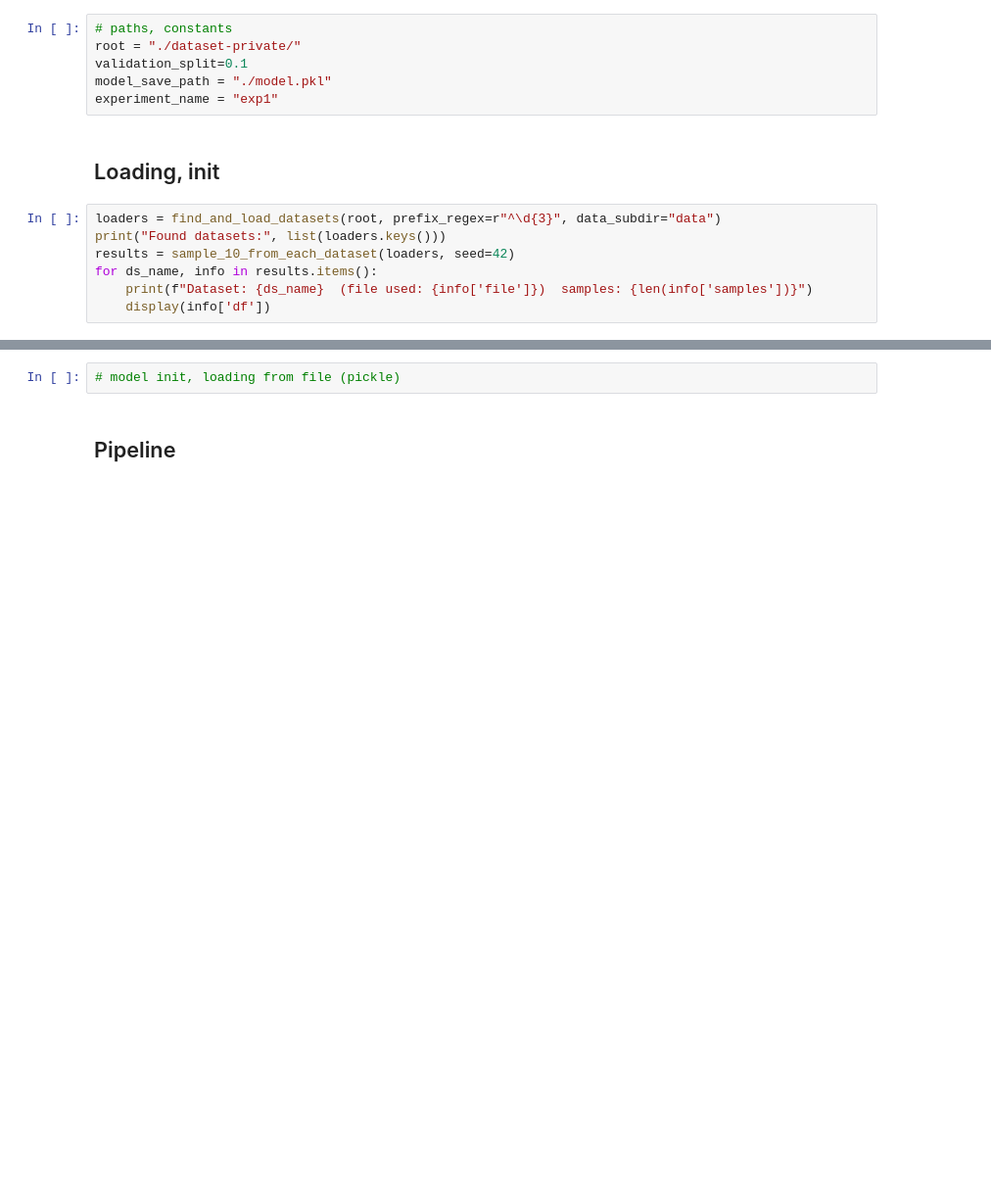
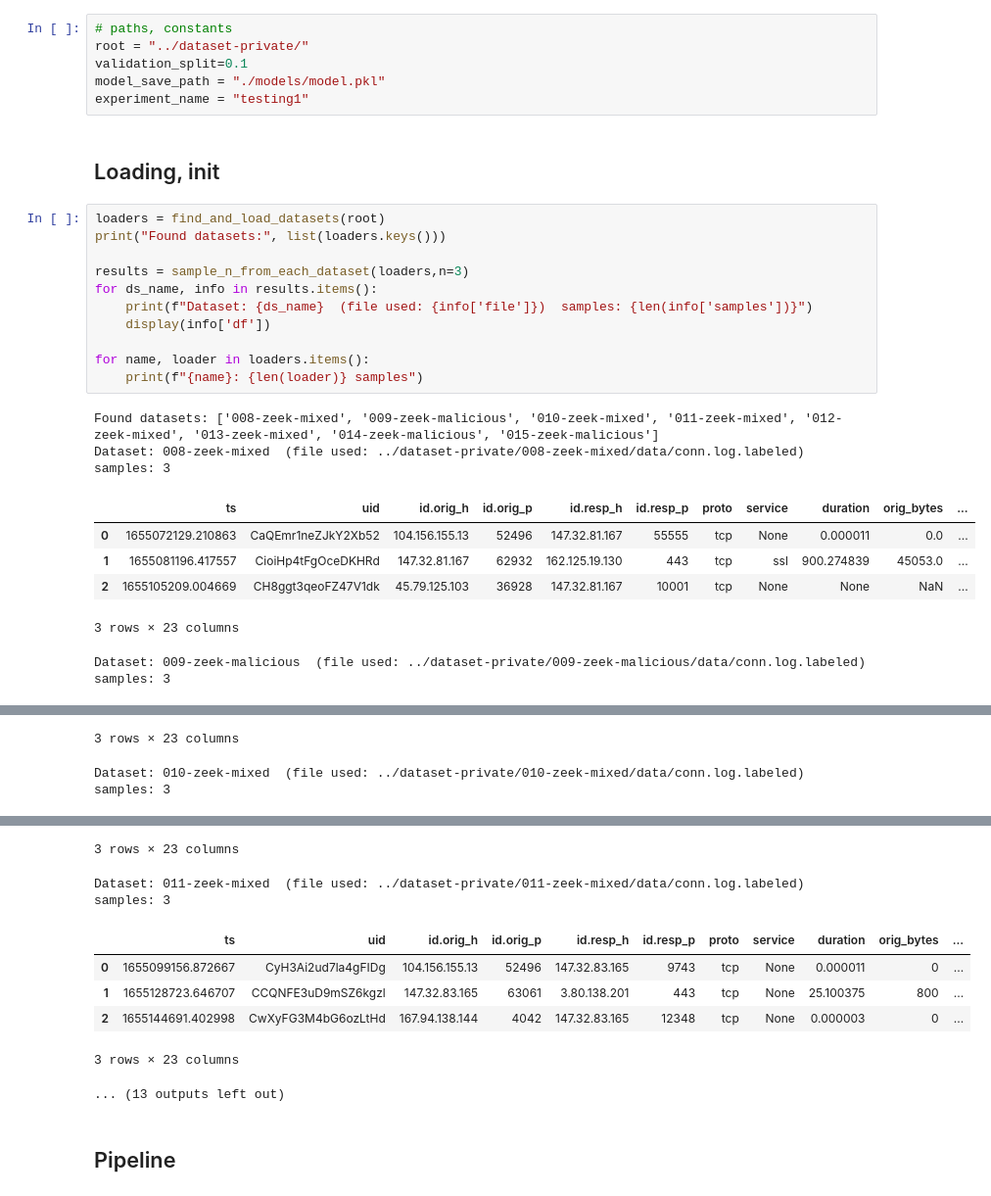
Before and after one commit to stratosphereips/StratosphereLinuxIPS, a Jupyter notebook: pipeline_ml_training/pipeline.ipynb, the cells around one changed output, grey strips where cells are left out. Shown at 98% size. Cells and saved outputs as stored; diff of their text form; blank space fills up the shorter version.

Commit message:
pipeline loader, logger, tested dataset loading, classifier wrapper

```diff
--- a/pipeline_ml_training/pipeline.ipynb
+++ b/pipeline_ml_training/pipeline.ipynb
@@ -12,15 +6,28 @@ from zeek_dataset import find_and_load_datasets, sample_10_from_each_dataset
 # %%
 # paths, constants
-root = "./dataset-private/"
+root = "../dataset-private/"
 validation_split=0.1
-model_save_path = "./model.pkl"
-experiment_name = "exp1"
+model_save_path = "./models/model.pkl"
+experiment_name = "testing1"
 # %% [markdown]
 ## Loading, init
 # %%
-loaders = find_and_load_datasets(root, prefix_regex=r"^\d{3}", data_subdir="data")
+loaders = find_and_load_datasets(root)
 print("Found datasets:", list(loaders.keys()))
-results = sample_10_from_each_dataset(loaders, seed=42)
+
+results = sample_n_from_each_dataset(loaders,n=3)
 for ds_name, info in results.items():
     print(f"Dataset: {ds_name}  (file used: {info['file']})  samples: {len(info['samples'])}")
     display(info['df'])
+
+for name, loader in loaders.items():
+    print(f"{name}: {len(loader)} samples")
+# %% [output]
+Found datasets: ['008-zeek-mixed', '009-zeek-malicious', '010-zeek-mixed', '011-zeek-mixed', '012-zeek-mixed', '013-zeek-mixed', '014-zeek-malicious', '015-zeek-malicious']
+Dataset: 008-zeek-mixed  (file used: ../dataset-private/008-zeek-mixed/data/conn.log.labeled)  samples: 3
+|  | ts | uid | id.orig_h | id.orig_p | id.resp_h | id.resp_p | proto | service | duration | orig_bytes | ... |
+| 0 | 1655072129.210863 | CaQEmr1neZJkY2Xb52 | 104.156.155.13 | 52496 | 147.32.81.167 | 55555 | tcp | None | 0.000011 | 0.0 | ... |
+| 1 | 1655081196.417557 | CioiHp4tFgOceDKHRd | 147.32.81.167 | 62932 | 162.125.19.130 | 443 | tcp | ssl | 900.274839 | 45053.0 | ... |
+| 2 | 1655105209.004669 | CH8ggt3qeoFZ47V1dk | 45.79.125.103 | 36928 | 147.32.81.167 | 10001 | tcp | None | None | NaN | ... |
+3 rows × 23 columns
+Dataset: 009-zeek-malicious  (file used: ../dataset-private/009-zeek-malicious/data/conn.log.labeled)  samples: 3
@@ -26,0 +38,2 @@ for ds_name, info in results.items():
+3 rows × 23 columns
+Dataset: 010-zeek-mixed  (file used: ../dataset-private/010-zeek-mixed/data/conn.log.labeled)  samples: 3
@@ -27,4 +44,10 @@ for ds_name, info in results.items():
+3 rows × 23 columns
+Dataset: 011-zeek-mixed  (file used: ../dataset-private/011-zeek-mixed/data/conn.log.labeled)  samples: 3
+|  | ts | uid | id.orig_h | id.orig_p | id.resp_h | id.resp_p | proto | service | duration | orig_bytes | ... |
+| 0 | 1655099156.872667 | CyH3Ai2ud7la4gFIDg | 104.156.155.13 | 52496 | 147.32.83.165 | 9743 | tcp | None | 0.000011 | 0 | ... |
+| 1 | 1655128723.646707 | CCQNFE3uD9mSZ6kgzl | 147.32.83.165 | 63061 | 3.80.138.201 | 443 | tcp | None | 25.100375 | 800 | ... |
+| 2 | 1655144691.402998 | CwXyFG3M4bG6ozLtHd | 167.94.138.144 | 4042 | 147.32.83.165 | 12348 | tcp | None | 0.000003 | 0 | ... |
+3 rows × 23 columns
+... (13 outputs left out)
-# %%
-# model init, loading from file (pickle)
 # %% [markdown]
 ## Pipeline
```
Also changed, not shown: parts of 3 cells of this notebook, 7 other files.
